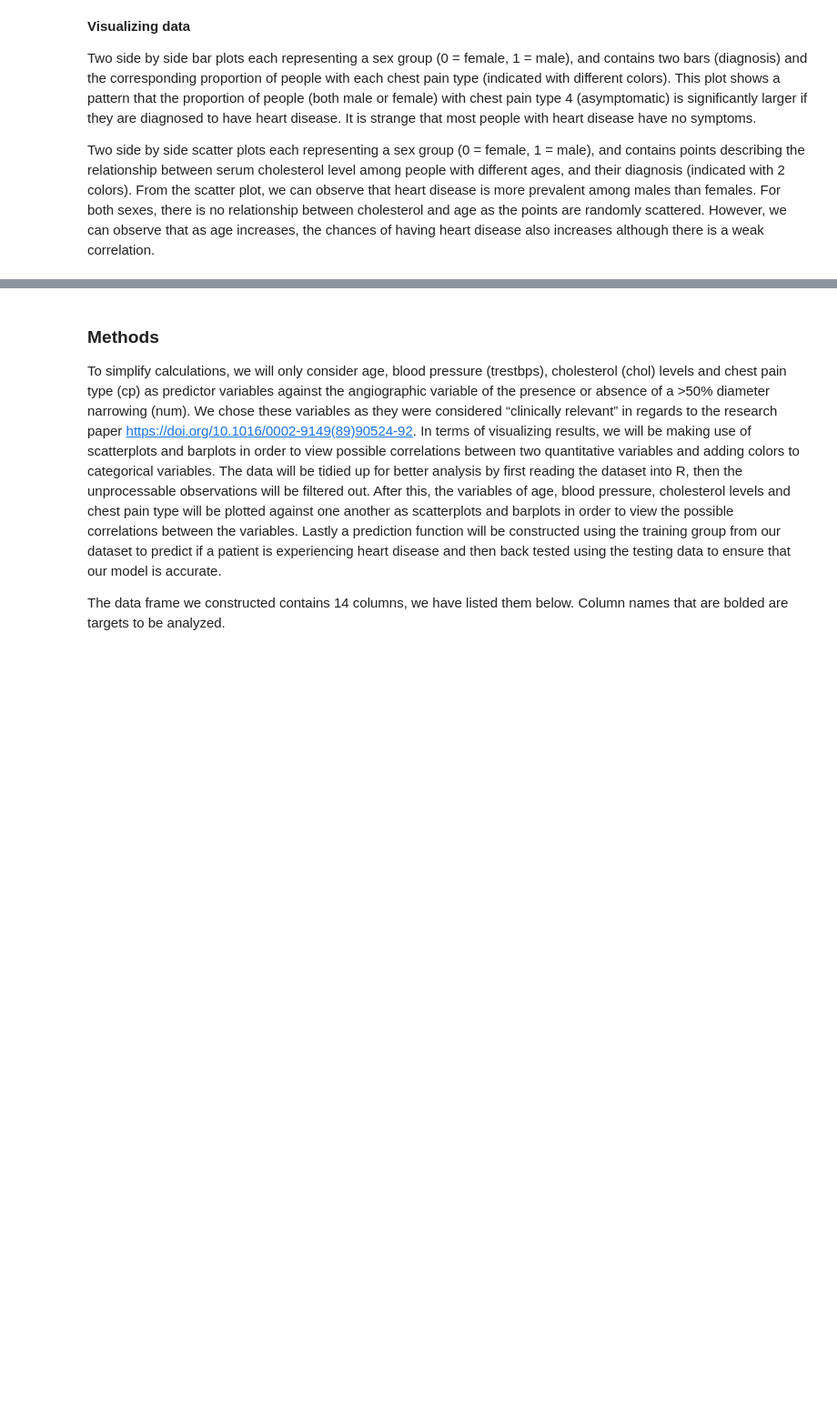
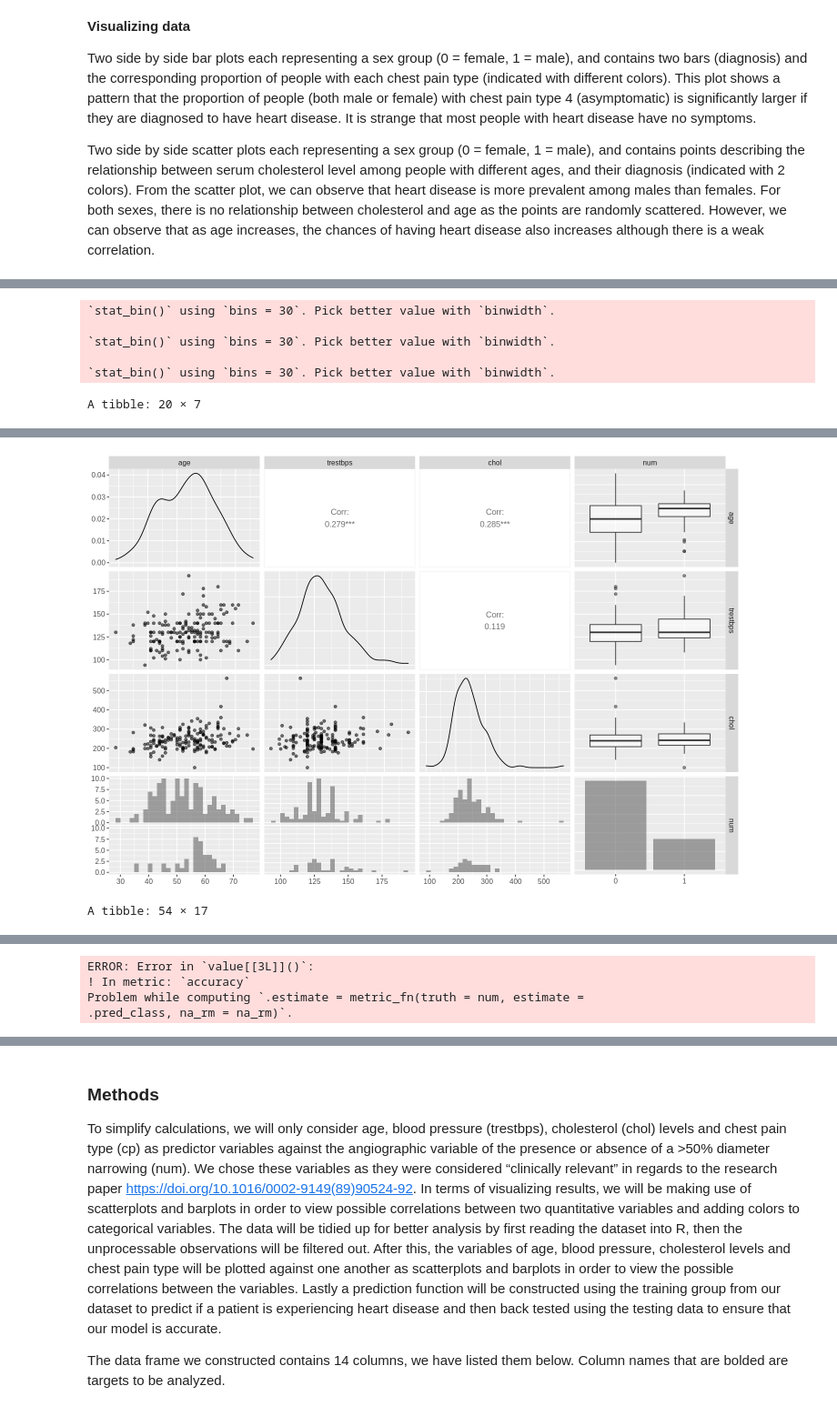
Before and after one commit to jlieu88/dsci-100-project, a Jupyter notebook: proposal_step.ipynb, the cells around one changed output, grey strips where cells are left out. Shown: that part at 91% size. Cells and saved outputs as stored; diff of their text form; code cells hidden in the pictures; blank space fills up the shorter version.

Commit message:
Classification Constructed

```diff
--- a/proposal_step.ipynb
+++ b/proposal_step.ipynb
@@ -198,0 +200,68 @@ age_chol_plot
+# %%
+database_train_selected <- select(database_train, age, trestbps, chol, num) |>
+                           mutate(num = as_factor(num))
+
+graph <- database_train_selected |>
+         ggpairs(mapping = aes(alpha = 0.4)) +
+         theme(text = element_text(size = 12))
+graph
+\
+set.seed(1234)
+knn_tune <- nearest_neighbor(weight_func = "rectangular", neighbors = tune()) |>
+  set_engine("kknn") |>
+  set_mode("classification")
+
+knn_recipe <- recipe(num ~ ., data = database_train_selected) |>
+     step_scale(all_predictors()) |>
+     step_center(all_predictors())
+
+k_vals <- tibble(neighbors = seq(from = 1, to = 20, by = 1))
+
+data_vfold <- vfold_cv(database_train_selected, v = 5, strata = num)
+
+knn_results <- workflow() |>
+  add_recipe(knn_recipe) |>
+  add_model(knn_tune) |>
+  tune_grid(resamples = data_vfold, grid = k_vals) |>
+  collect_metrics() |>
+  filter(.metric == "accuracy")
+
+knn_results
+
+k_plot <- ggplot(knn_results, aes(x = neighbors, y = mean)) +
+          geom_point() +
+          geom_line() +
+          labs(x = "K Neighbors", y = "Accuracy Estimate") +
+          scale_x_continuous(breaks = seq(0, 20, by = 1))
+
+k_plot
+
+knn_spec <- nearest_neighbor(weight_func = "rectangular", neighbors = 9) |>
+  set_engine("kknn") |>
+  set_mode("classification")
+
+knn_fit <- workflow() |>
+           add_recipe(knn_recipe) |>
+           add_model(knn_spec) |>
+           fit(data = database_train_selected)
+
+prediction <- knn_fit |>
+              predict(database_test) |>
+              mutate(.pred_class = as.numeric(.pred_class)) |>
+              bind_cols(database_test) |>
+              mutate(.pred_class = as_factor(.pred_class),
+                     num = as_factor(num))
+prediction
+
+predict_metrics <- metrics(prediction, truth = num, estimate = .pred_class)
+predict_metrics
+
+predict_conf_mat <- conf_mat(prediction, truth = num, estimate = .pred_class)
+predict_conf_mat
+# %% [output]
+`stat_bin()` using `bins = 30`. Pick better value with `binwidth`.
+
+`stat_bin()` using `bins = 30`. Pick better value with `binwidth`.
+
+`stat_bin()` using `bins = 30`. Pick better value with `binwidth`.
+A tibble: 20 × 7
@@ -198,0 +286,2 @@ age_chol_plot
+[figure, added]
+A tibble: 54 × 17
@@ -198,0 +306,4 @@ age_chol_plot
+ERROR: Error in `value[[3L]]()`:
+! In metric: `accuracy`
+Problem while computing `.estimate = metric_fn(truth = num, estimate =
+.pred_class, na_rm = na_rm)`.
```
Also changed, not shown: parts of 4 cells of this notebook.
